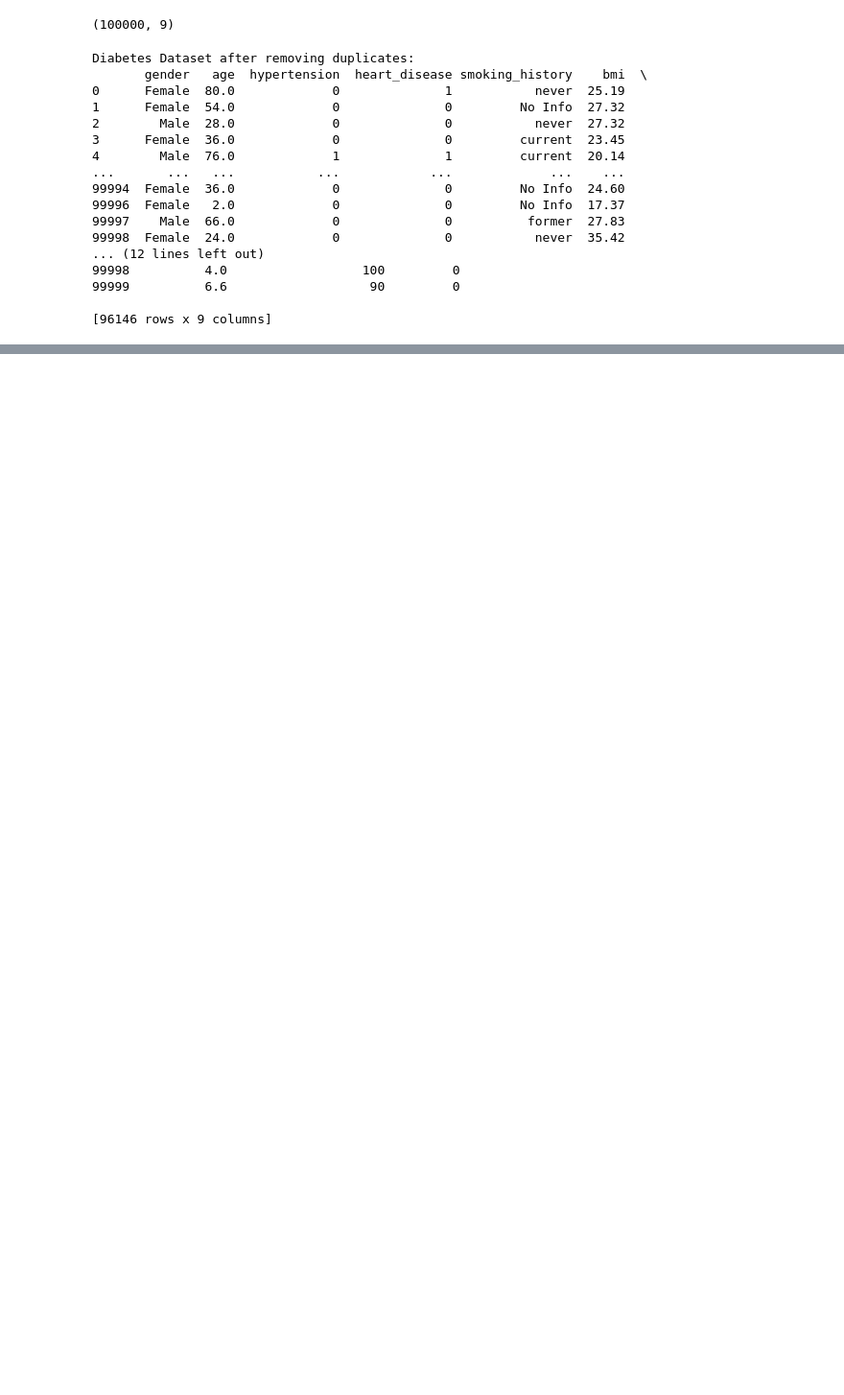
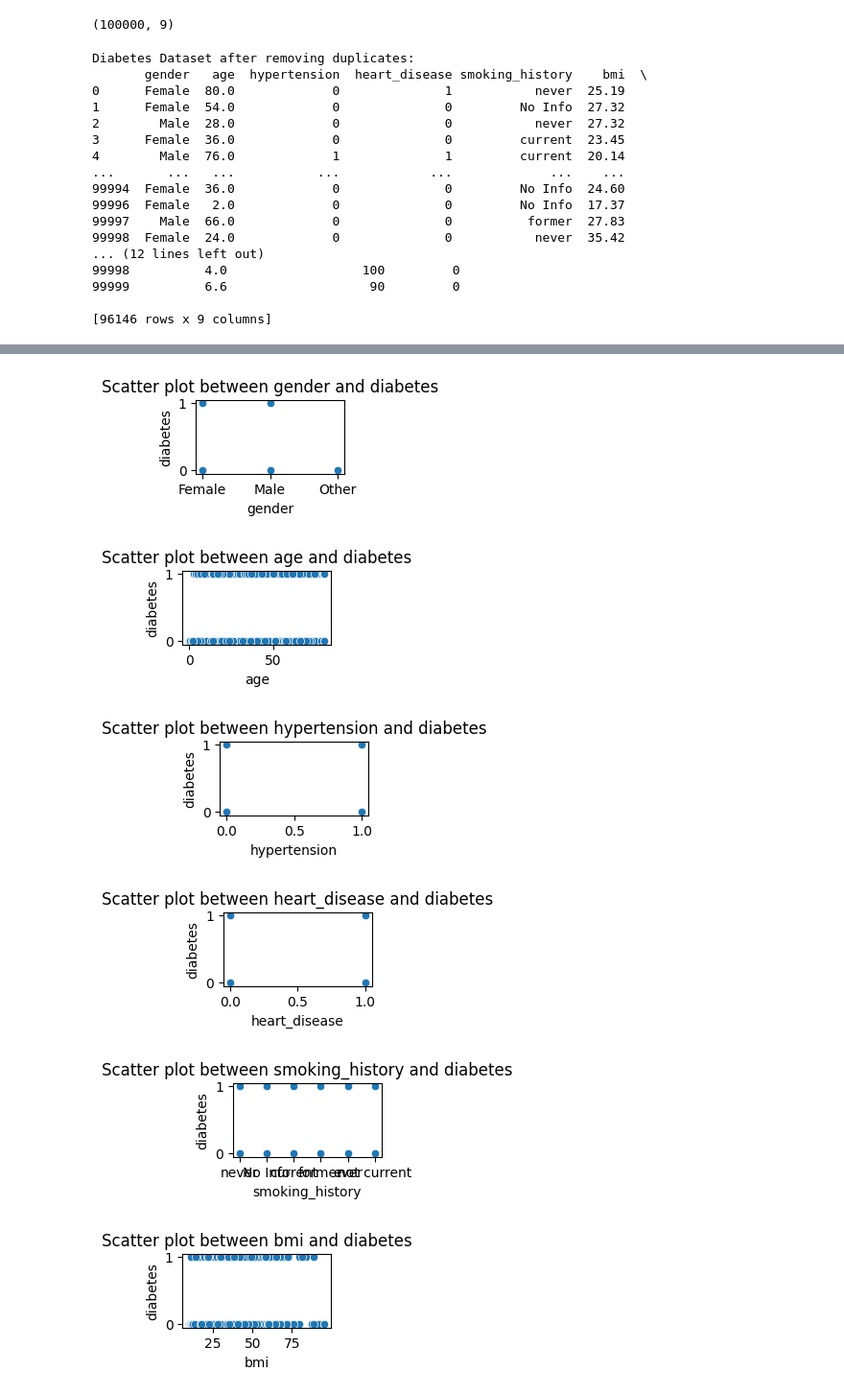
Before and after one commit to ASR16arif/Machine-Learning, a Jupyter notebook: Diabetes_Prediction2.ipynb, the cells around one changed output, grey strips where cells are left out. Shown at 96% size. Cells and saved outputs as stored; diff of their text form; code cells hidden in the pictures; blank space fills up the shorter version.

```diff
--- a/Diabetes_Prediction2.ipynb
+++ b/Diabetes_Prediction2.ipynb
@@ -126,6 +122,0 @@ fig, axes = plt.subplots(nrows=len(features_to_analyze), ncols=1, figsize=(2, 4)
-# %%
-for i, feature in enumerate(features_to_analyze):
-    sns.barplot(x=target_column, y=feature, data=diabetes_dataset, ax=axes[i])
-    axes[i].set_title(f'Relationship between {feature} and {target_column}')
-    axes[i].set_xlabel(target_column)
-    axes[i].set_ylabel(feature)
@@ -214,0 +148,16 @@ preprocessor = ColumnTransformer(
+# %%
+features = ['gender', 'age', 'hypertension', 'heart_disease', 'smoking_history', 'bmi', 'HbA1c_level','blood_glucose_level']
+target = 'diabetes'
+# %%
+for feature in features:
+    plt.figure(figsize=(2, 1))
+    sns.scatterplot(x=feature, y=target, data=diabetes_dataset_no_duplicates)
+    plt.title(f'Scatter plot between {feature} and {target}')
+    plt.show()
+# %% [output]
+[figure, added]
+[figure, added]
+[figure, added]
+[figure, added]
+[figure, added]
+[figure, added]
```
Also changed, not shown: parts of 79 cells of this notebook.
